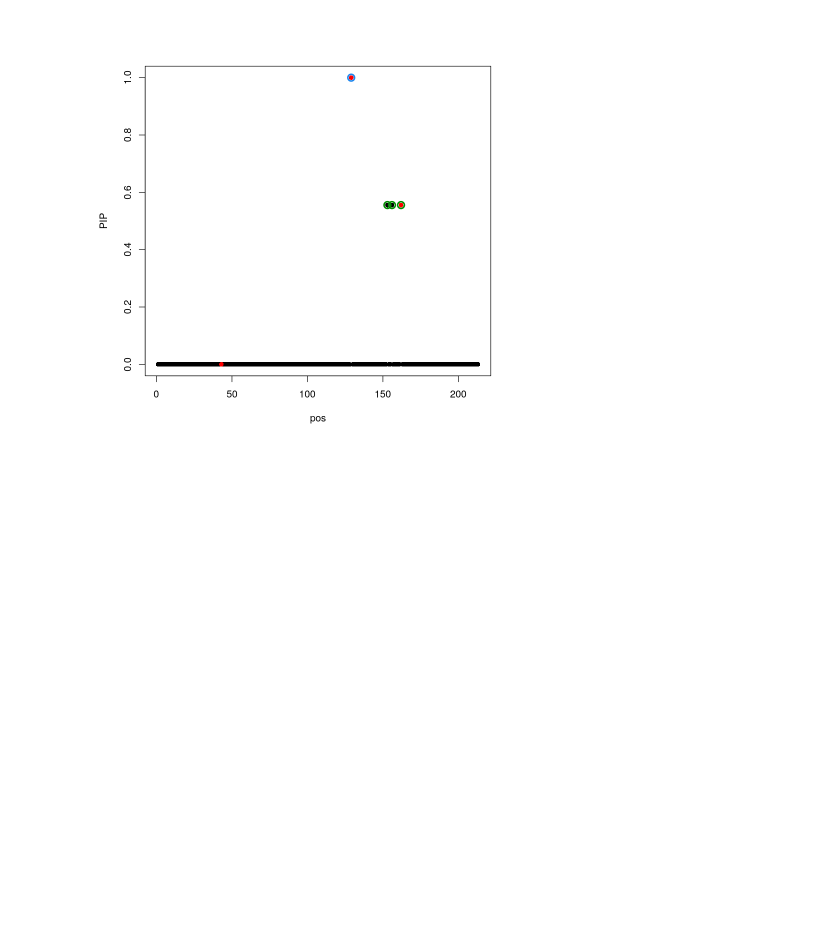
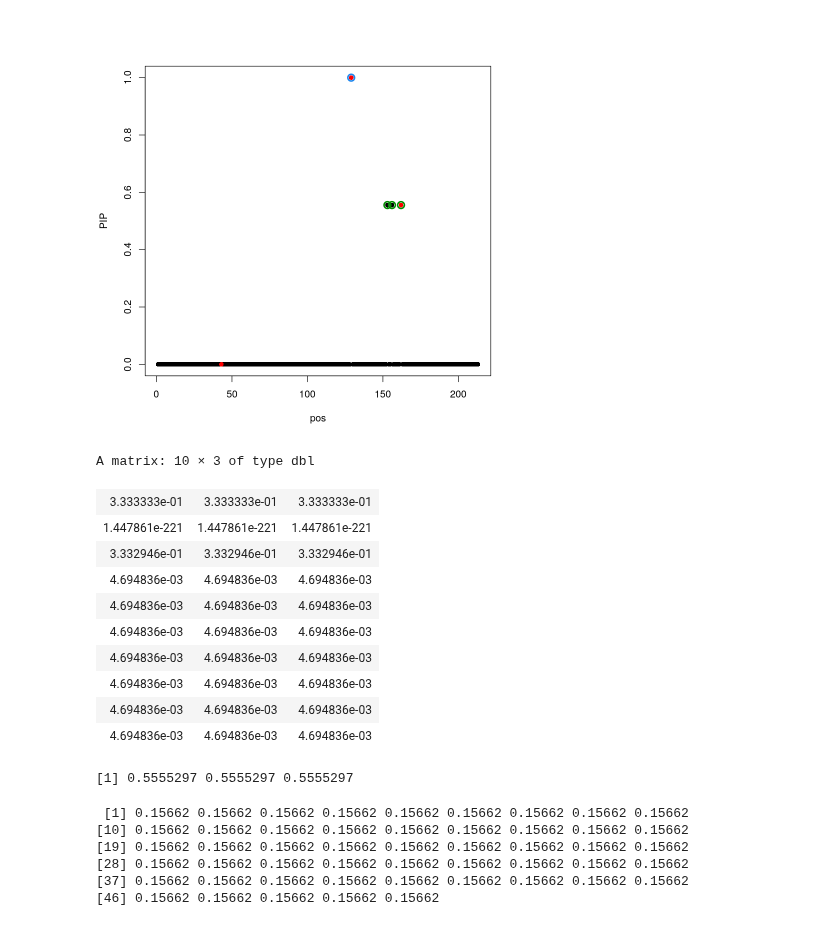
Before and after one commit to stephenslab/mvsusieR, a Jupyter notebook: inst/prototypes/em_optim_est_prior.ipynb, the cells around one changed output. Cells and saved outputs as stored; diff of their text form; code cells hidden in the pictures; blank space fills up the shorter version.

```diff
--- a/inst/prototypes/em_optim_est_prior.ipynb
+++ b/inst/prototypes/em_optim_est_prior.ipynb
@@ -46,3 +273,30 @@ result2$V
 susieR::susie_plot(result2, y='PIP', b=rowSums(meta$true_coef))
 # %% [output]
 [figure]
+# %%
+result2$alpha[,c(153,156,162)]
+# %% [output]
+A matrix: 10 × 3 of type dbl
+| 3.333333e-01 | 3.333333e-01 | 3.333333e-01 |
+| 1.447861e-221 | 1.447861e-221 | 1.447861e-221 |
+| 3.332946e-01 | 3.332946e-01 | 3.332946e-01 |
+| 4.694836e-03 | 4.694836e-03 | 4.694836e-03 |
+| 4.694836e-03 | 4.694836e-03 | 4.694836e-03 |
+| 4.694836e-03 | 4.694836e-03 | 4.694836e-03 |
+| 4.694836e-03 | 4.694836e-03 | 4.694836e-03 |
+| 4.694836e-03 | 4.694836e-03 | 4.694836e-03 |
+| 4.694836e-03 | 4.694836e-03 | 4.694836e-03 |
+| 4.694836e-03 | 4.694836e-03 | 4.694836e-03 |
+# %%
+result2$pip[c(153,156,162)]
+# %% [output]
+[1] 0.5555297 0.5555297 0.5555297
+# %%
+result2$coef[130,]
+# %% [output]
+ [1] 0.15662 0.15662 0.15662 0.15662 0.15662 0.15662 0.15662 0.15662 0.15662
+[10] 0.15662 0.15662 0.15662 0.15662 0.15662 0.15662 0.15662 0.15662 0.15662
+[19] 0.15662 0.15662 0.15662 0.15662 0.15662 0.15662 0.15662 0.15662 0.15662
+[28] 0.15662 0.15662 0.15662 0.15662 0.15662 0.15662 0.15662 0.15662 0.15662
+[37] 0.15662 0.15662 0.15662 0.15662 0.15662 0.15662 0.15662 0.15662 0.15662
+[46] 0.15662 0.15662 0.15662 0.15662 0.15662
```
Also changed, not shown: parts of 13 cells of this notebook, 9 other files.
